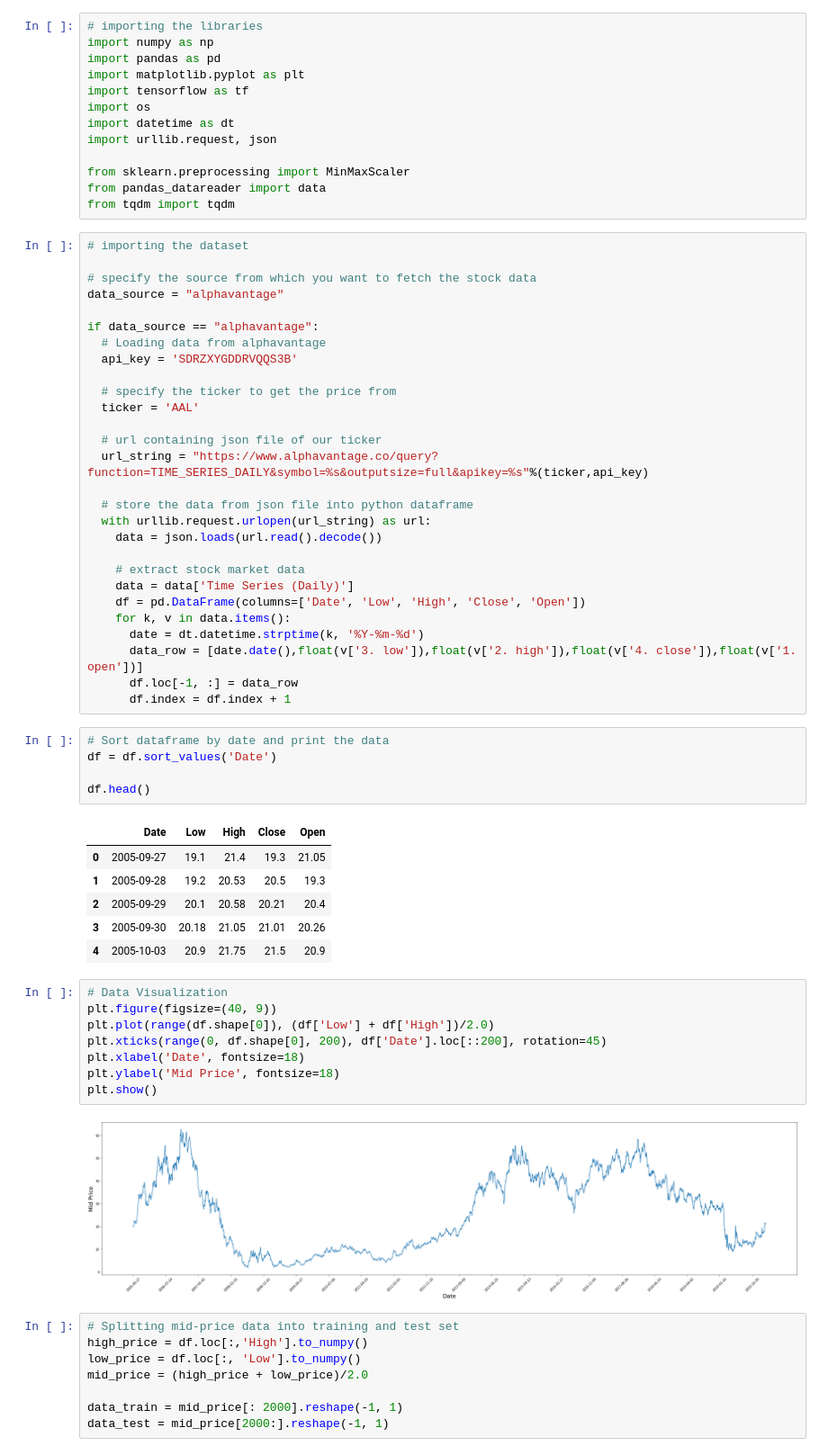
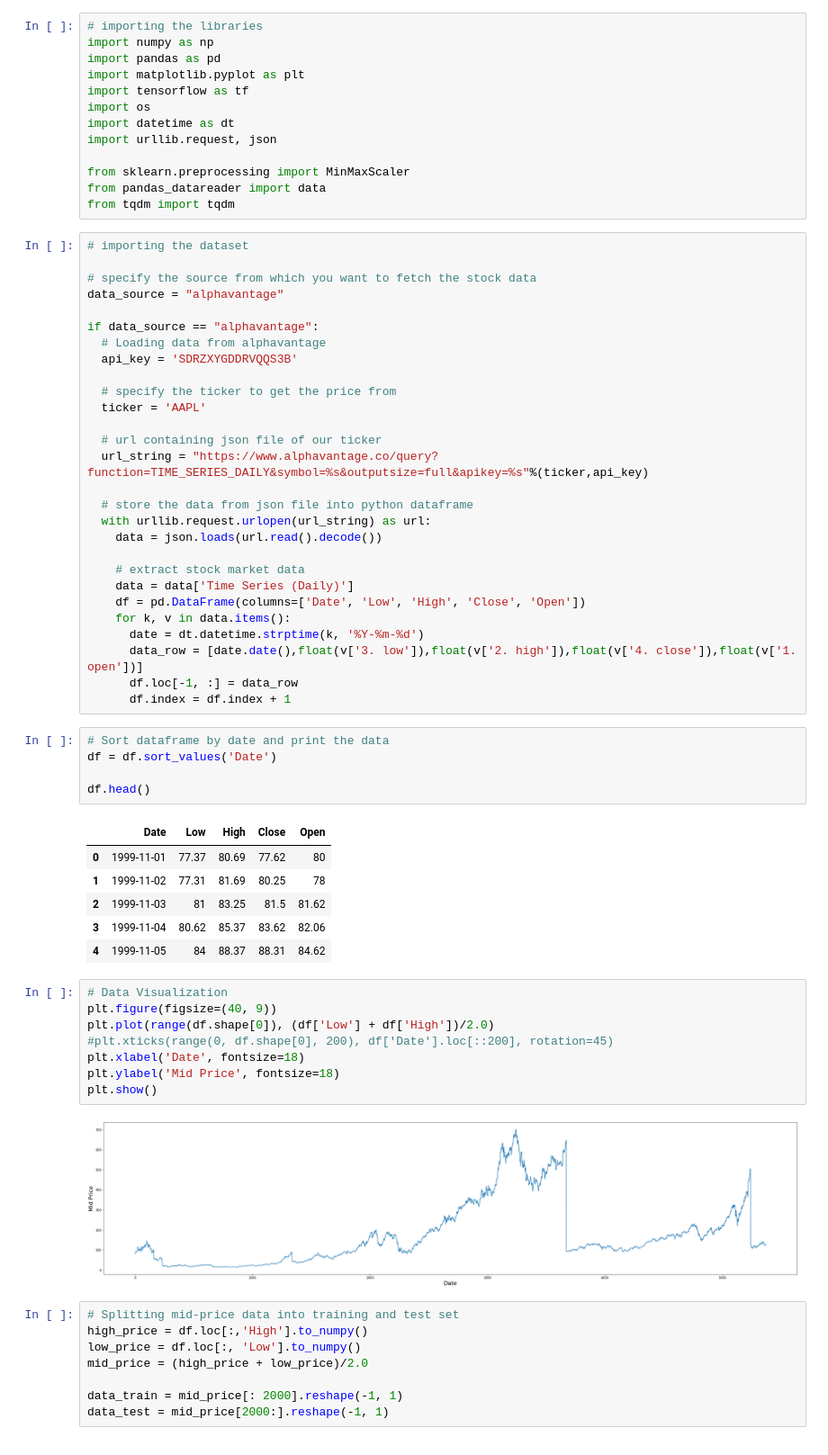
Before and after one commit to Sambhav101/Stocks-Prediction-Using-LSTM, a Jupyter notebook: Stocks.ipynb, the cells around one changed output. Shown at 90% size. Cells and saved outputs as stored; diff of their text form.

```diff
--- a/Stocks.ipynb
+++ b/Stocks.ipynb
@@ -22,7 +22,7 @@ if data_source == "alphavantage":
   api_key = 'SDRZXYGDDRVQQS3B'
 
   # specify the ticker to get the price from
-  ticker = 'AAL'
+  ticker = 'AAPL'
 
   # url containing json file of our ticker
   url_string = "https://www.alphavantage.co/query?function=TIME_SERIES_DAILY&symbol=%s&outputsize=full&apikey=%s"%(ticker,api_key)
@@ -46,21 +46,21 @@ df = df.sort_values('Date')
 df.head()
 # %% [output]
 |  | Date | Low | High | Close | Open |
-| 0 | 2005-09-27 | 19.1 | 21.4 | 19.3 | 21.05 |
-| 1 | 2005-09-28 | 19.2 | 20.53 | 20.5 | 19.3 |
-| 2 | 2005-09-29 | 20.1 | 20.58 | 20.21 | 20.4 |
-| 3 | 2005-09-30 | 20.18 | 21.05 | 21.01 | 20.26 |
-| 4 | 2005-10-03 | 20.9 | 21.75 | 21.5 | 20.9 |
+| 0 | 1999-11-01 | 77.37 | 80.69 | 77.62 | 80 |
+| 1 | 1999-11-02 | 77.31 | 81.69 | 80.25 | 78 |
+| 2 | 1999-11-03 | 81 | 83.25 | 81.5 | 81.62 |
+| 3 | 1999-11-04 | 80.62 | 85.37 | 83.62 | 82.06 |
+| 4 | 1999-11-05 | 84 | 88.37 | 88.31 | 84.62 |
 # %%
 # Data Visualization
 plt.figure(figsize=(40, 9))
 plt.plot(range(df.shape[0]), (df['Low'] + df['High'])/2.0)
-plt.xticks(range(0, df.shape[0], 200), df['Date'].loc[::200], rotation=45)
+#plt.xticks(range(0, df.shape[0], 200), df['Date'].loc[::200], rotation=45)
 plt.xlabel('Date', fontsize=18)
 plt.ylabel('Mid Price', fontsize=18)
 plt.show()
 # %% [output]
-[figure, old version]
+[figure, new version]
 # %%
 # Splitting mid-price data into training and test set
 high_price = df.loc[:,'High'].to_numpy()
```
Also changed, not shown: parts of 19 cells of this notebook, 1 other file.
